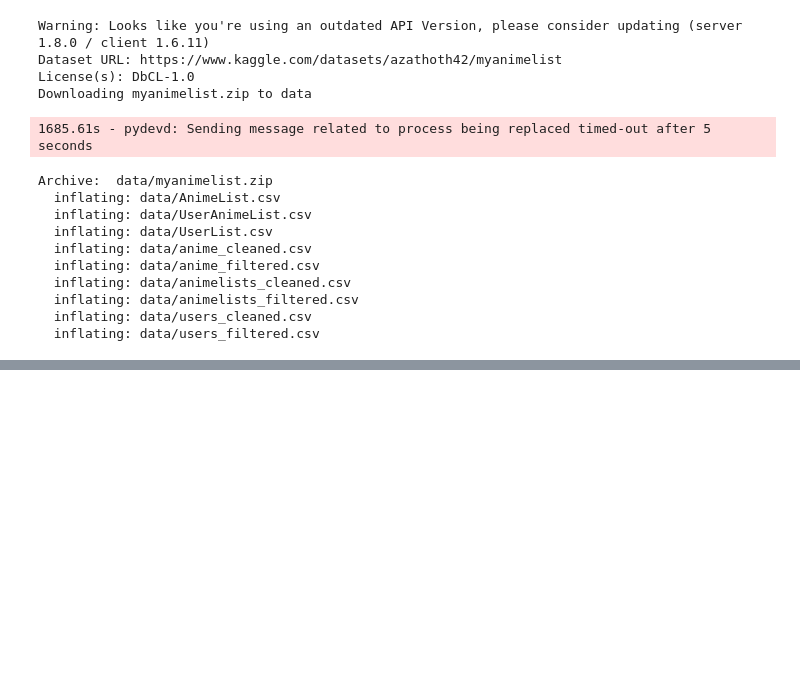
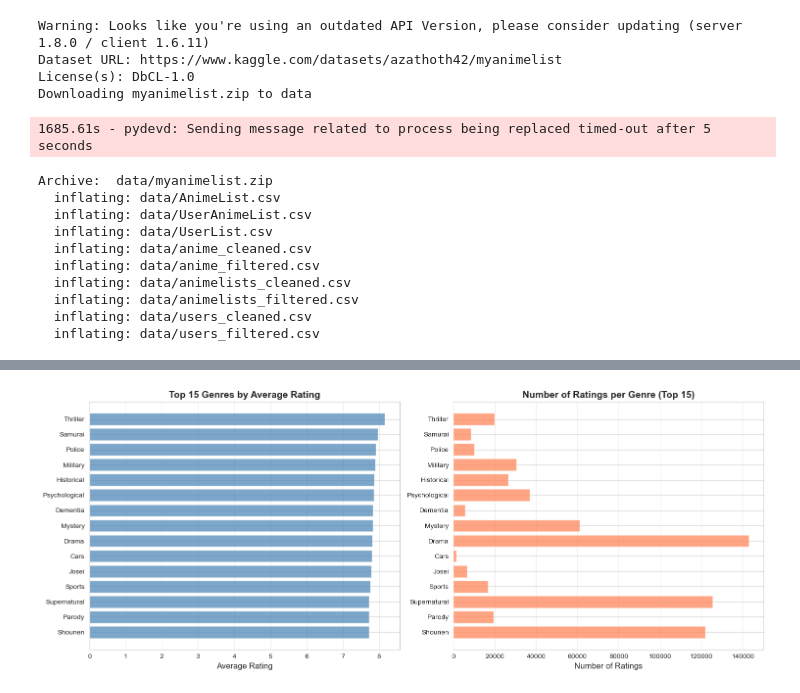
Before and after one commit to ssyquia/CSE_158_MyAnimeList, a Jupyter notebook: anime_rating.ipynb, the cells around one changed output, grey strips where cells are left out. Drawn from its saved outputs; the diff is of its cells as text; code cells hidden in the pictures; blank space fills up the shorter version.

```diff
--- a/anime_rating.ipynb
+++ b/anime_rating.ipynb
@@ -38,0 +409,87 @@ ratings = pd.read_csv("data/animelists_cleaned.csv")
+# %%
+# Plot 3: Genre Analysis
+# Merge anime info with ratings (using FULL dataset)
+print("Analyzing genres on full dataset (this may take a minute)...")
+anime_subset = anime[anime['anime_id'].isin(anime_ids)].copy()
+
+# Merge all ratings with anime info
+ratings_with_info = ratings_filtered.merge(anime_subset[['anime_id', 'genre', 'type', 'episodes']],
+                                            on='anime_id', how='left')
+print(f"Analyzing {len(ratings_with_info):,} ratings...")
+
+# Parse genres (they are stored as comma-separated strings)
+from collections import Counter, defaultdict
+
+all_genres = []
+for genres_str in anime_subset['genre'].dropna():
+    if isinstance(genres_str, str):
+        genres_list = [g.strip() for g in genres_str.split(',')]
+        all_genres.extend(genres_list)
+
+genre_counts = Counter(all_genres)
+print(f"Total unique genres: {len(genre_counts)}")
+print(f"Most common genres: {genre_counts.most_common(15)}")
+
+# Calculate average rating per genre (more efficient approach)
+genre_ratings = defaultdict(list)
+
+for _, row in ratings_with_info.iterrows():
+    if pd.notna(row['genre']) and isinstance(row['genre'], str):
+        genres_list = [g.strip() for g in row['genre'].split(',')]
+        for genre in genres_list:
+            if genre:  # Skip empty strings
+                genre_ratings[genre].append(row['score'])
+
+# Compute stats
+genre_stats = []
+for genre, ratings_list in genre_ratings.items():
+    if len(ratings_list) >= 100:  # At least 100 ratings to be included
+        genre_stats.append({
+            'genre': genre,
+            'avg_rating': np.mean(ratings_list),
+            'count': len(ratings_list),
+            'std': np.std(ratings_list)
+        })
+
+if len(genre_stats) == 0:
+    print("Warning: No genres with sufficient data found. Skipping genre plots.")
+else:
+    genre_df = pd.DataFrame(genre_stats).sort_values('avg_rating', ascending=False)
+
+    # Plot top 15 genres by average rating
+    top_genres = genre_df.head(15)
+
+    fig, axes = plt.subplots(1, 2, figsize=(15, 6))
+
+    # Average rating
+    axes[0].barh(range(len(top_genres)), top_genres['avg_rating'], color='steelblue', alpha=0.7)
+    axes[0].set_yticks(range(len(top_genres)))
+    axes[0].set_yticklabels(top_genres['genre'])
+    axes[0].set_xlabel('Average Rating', fontsize=12)
+    axes[0].set_title('Top 15 Genres by Average Rating', fontsize=14, fontweight='bold')
+    axes[0].invert_yaxis()
+    axes[0].grid(axis='x', alpha=0.3)
+
+    # Number of ratings
+    axes[1].barh(range(len(top_genres)), top_genres['count'], color='coral', alpha=0.7)
+    axes[1].set_yticks(range(len(top_genres)))
+    axes[1].set_yticklabels(top_genres['genre'])
+    axes[1].set_xlabel('Number of Ratings', fontsize=12)
+    axes[1].set_title('Number of Ratings per Genre (Top 15)', fontsize=14, fontweight='bold')
+    axes[1].invert_yaxis()
+    axes[1].grid(axis='x', alpha=0.3)
+
+    plt.tight_layout()
+    plt.show()
+
+    print(f"\nTop 5 highest-rated genres:")
+    for i, row in genre_df.head(5).iterrows():
+        print(f"  {row['genre']}: {row['avg_rating']:.2f} (n={row['count']})")
+
+    print(f"\nBottom 5 lowest-rated genres:")
+    for i, row in genre_df.tail(5).iterrows():
+        print(f"  {row['genre']}: {row['avg_rating']:.2f} (n={row['count']})")
+
+    print(f"\nInterpretation: Drama, thriller, and mystery genres tend to have higher ratings,")
+    print(f"                while more niche or polarizing genres may have lower averages.")
+# %% [output]
@@ -38,0 +499 @@ ratings = pd.read_csv("data/animelists_cleaned.csv")
+[figure, added]
```
Also changed, not shown: parts of 38 cells of this notebook.
